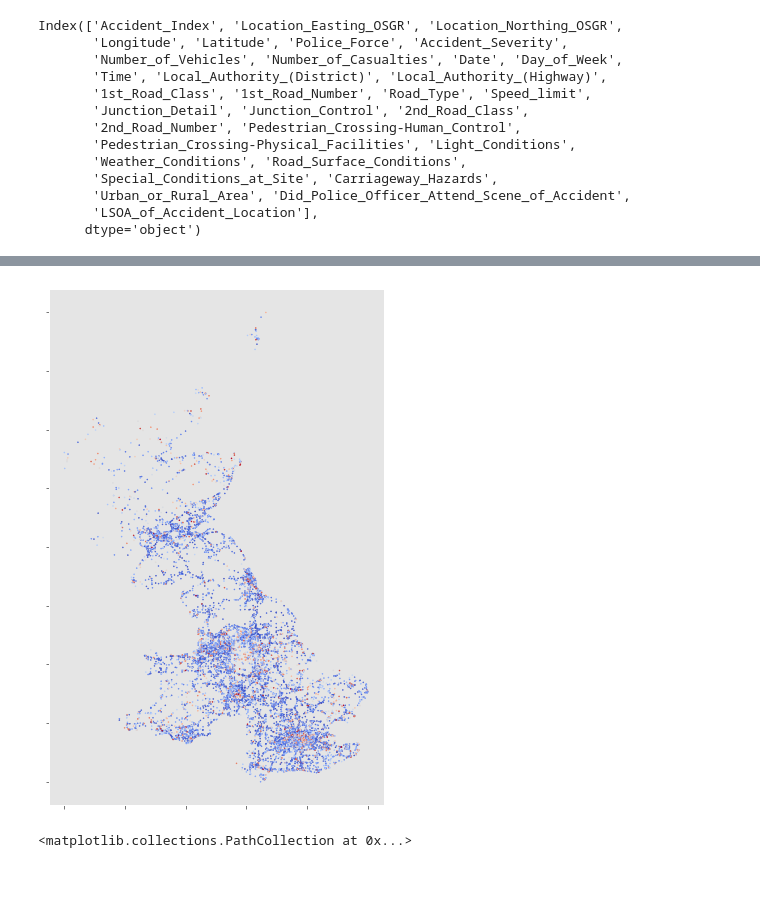
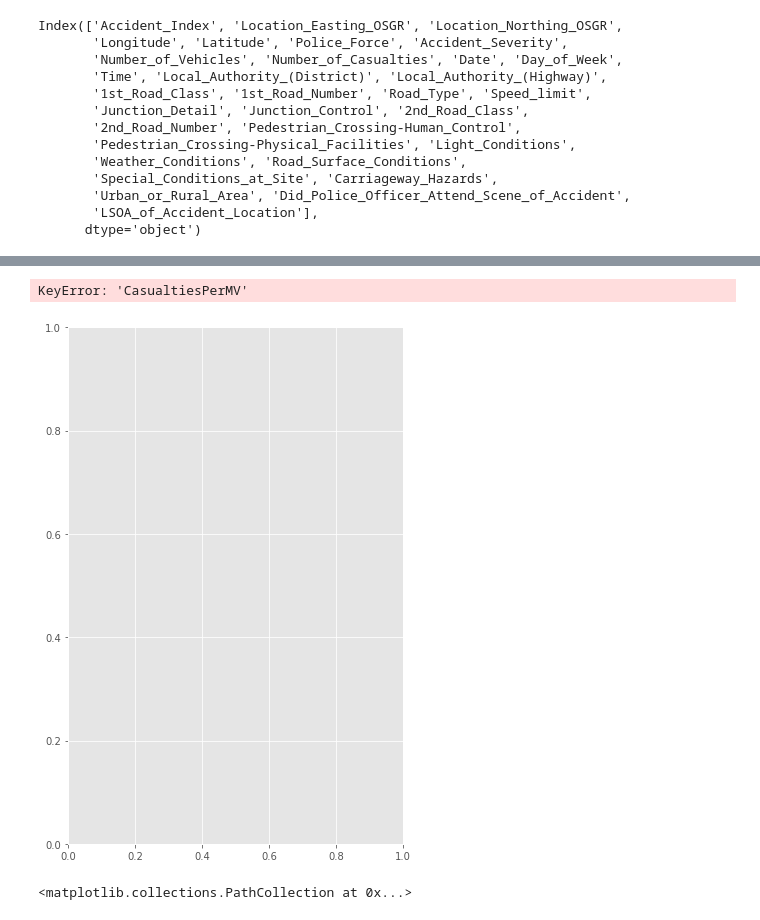
Before and after one commit to ExterminatingTheCode/ukAccidentAnalysis, a Jupyter notebook: FirstExplore.ipynb, the cells around one changed output, grey strips where cells are left out. Cells and saved outputs as stored; diff of their text form; code cells hidden in the pictures; blank space fills up the shorter version.

```diff
--- a/FirstExplore.ipynb
+++ b/FirstExplore.ipynb
@@ -664,14 +666,17 @@ northings = (traffic1.Northing.values - traffic1.Northing.values.min())/(traffic
 # %%
 fig, ax = plt.subplots(figsize= (6,9.5))
 
-ax.scatter(eastings, northings * 4, c=traffic1['CasualtiesPerMV'].values/traffic1['CasualtiesPerMV'].max(), s=1, cmap=plt.cm.coolwarm, alpha=1)
+cs = ax.scatter(eastings, northings * 4, cmap='Greys', c=(traffic1['CasualtiesPerMV'].values), s=1, alpha=1)
 #c=traffic1['CasualtiesPerMV'].values/traffic1['CasualtiesPerMV'].max(),
+#/traffic1['CasualtiesPerMV'].max()
 ax.set_yticklabels([])
 ax.set_xticklabels([])
 ax.grid(False)
+fig.colorbar(cs)
 None
 # %% [output]
+KeyError: 'CasualtiesPerMV'
-[figure, old version]
+[figure, new version]
 # %%
 traffic = traffic.dropna(subset=['TotalCasualties'])
 # %%
```
Also changed, not shown: parts of 4 cells of this notebook, 2 other files.
